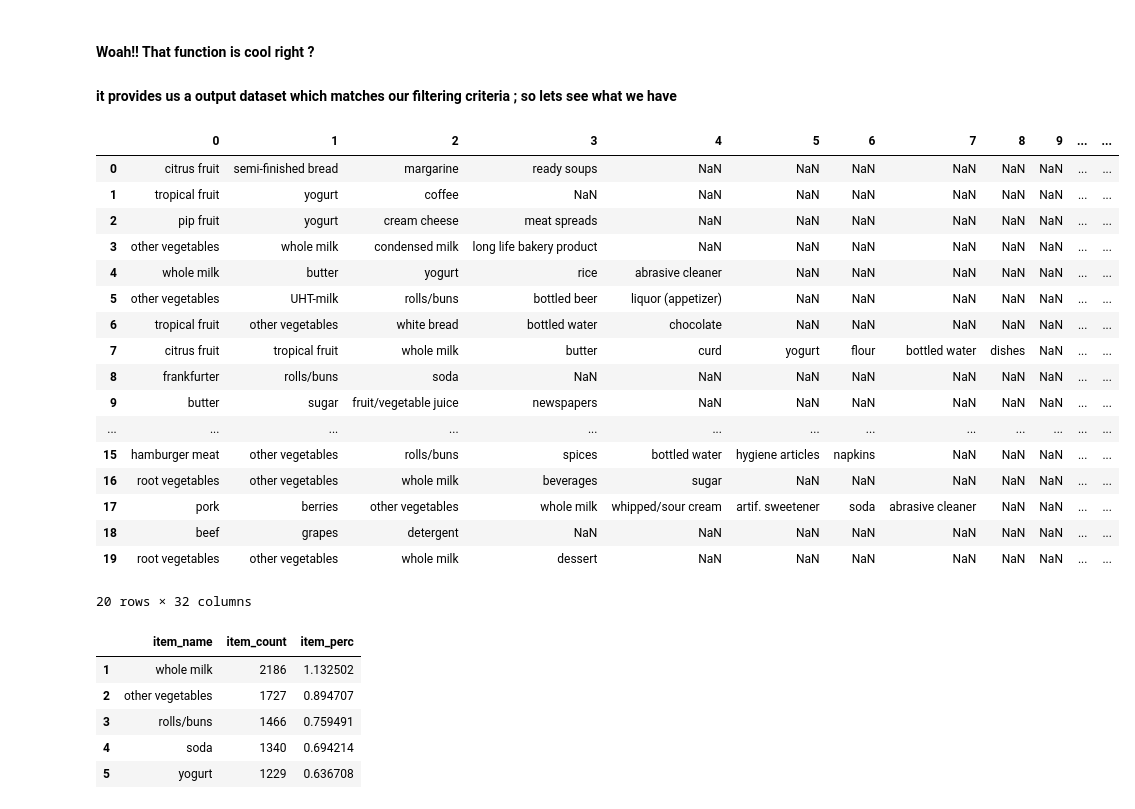
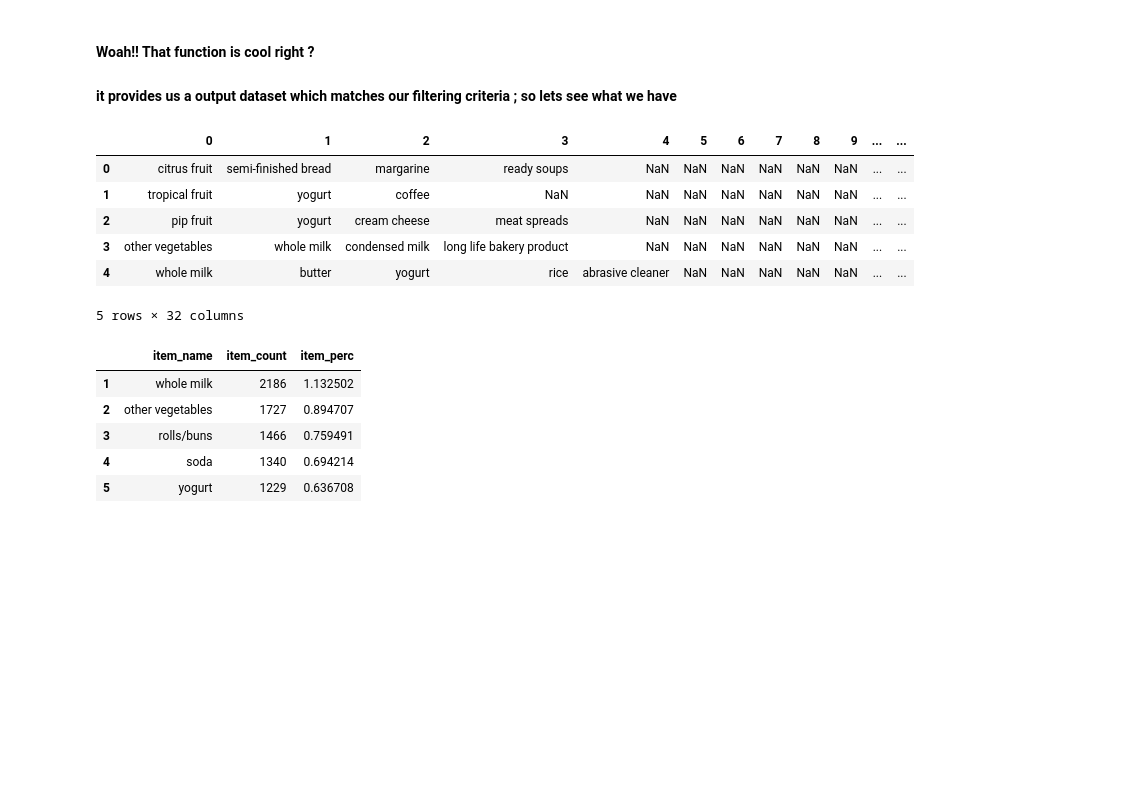
Before and after one commit to Tirth-1999/Market-Basket-Analysis, a Jupyter notebook: Market Basket Analysis Using Python.ipynb, the cells around one changed output. Cells and saved outputs as stored; diff of their text form; code cells hidden in the pictures; blank space fills up the shorter version.

```diff
--- a/Market Basket Analysis Using Python.ipynb
+++ b/Market Basket Analysis Using Python.ipynb
@@ -90,26 +90,15 @@ def prune_Dataset(input_df= marketdf,length_trans = 2,total_sales_perc = 0.40):
 # %%
 final_market_list = prune_Dataset()
 final_item_df = final_market_list[0]
-display(final_item_df.head(20))
+display(final_item_df.head(5))
 # %% [output]
 |  | 0 | 1 | 2 | 3 | 4 | 5 | 6 | 7 | 8 | 9 | ... | ... |
 | 0 | citrus fruit | semi-finished bread | margarine | ready soups | NaN | NaN | NaN | NaN | NaN | NaN | ... | ... |
 | 1 | tropical fruit | yogurt | coffee | NaN | NaN | NaN | NaN | NaN | NaN | NaN | ... | ... |
 | 2 | pip fruit | yogurt | cream cheese | meat spreads | NaN | NaN | NaN | NaN | NaN | NaN | ... | ... |
 | 3 | other vegetables | whole milk | condensed milk | long life bakery product | NaN | NaN | NaN | NaN | NaN | NaN | ... | ... |
 | 4 | whole milk | butter | yogurt | rice | abrasive cleaner | NaN | NaN | NaN | NaN | NaN | ... | ... |
-| 5 | other vegetables | UHT-milk | rolls/buns | bottled beer | liquor (appetizer) | NaN | NaN | NaN | NaN | NaN | ... | ... |
-| 6 | tropical fruit | other vegetables | white bread | bottled water | chocolate | NaN | NaN | NaN | NaN | NaN | ... | ... |
-| 7 | citrus fruit | tropical fruit | whole milk | butter | curd | yogurt | flour | bottled water | dishes | NaN | ... | ... |
-| 8 | frankfurter | rolls/buns | soda | NaN | NaN | NaN | NaN | NaN | NaN | NaN | ... | ... |
-| 9 | butter | sugar | fruit/vegetable juice | newspapers | NaN | NaN | NaN | NaN | NaN | NaN | ... | ... |
-| ... | ... | ... | ... | ... | ... | ... | ... | ... | ... | ... | ... | ... |
-| 15 | hamburger meat | other vegetables | rolls/buns | spices | bottled water | hygiene articles | napkins | NaN | NaN | NaN | ... | ... |
-| 16 | root vegetables | other vegetables | whole milk | beverages | sugar | NaN | NaN | NaN | NaN | NaN | ... | ... |
-| 17 | pork | berries | other vegetables | whole milk | whipped/sour cream | artif. sweetener | soda | abrasive cleaner | NaN | NaN | ... | ... |
-| 18 | beef | grapes | detergent | NaN | NaN | NaN | NaN | NaN | NaN | NaN | ... | ... |
-| 19 | root vegetables | other vegetables | whole milk | dessert | NaN | NaN | NaN | NaN | NaN | NaN | ... | ... |
-20 rows × 32 columns
+5 rows × 32 columns
 # %%
 final_market_df = final_market_list[1]
 final_market_df_without_null = final_market_list[2]
```
Also changed, not shown: parts of 11 cells of this notebook, 1 other file.
